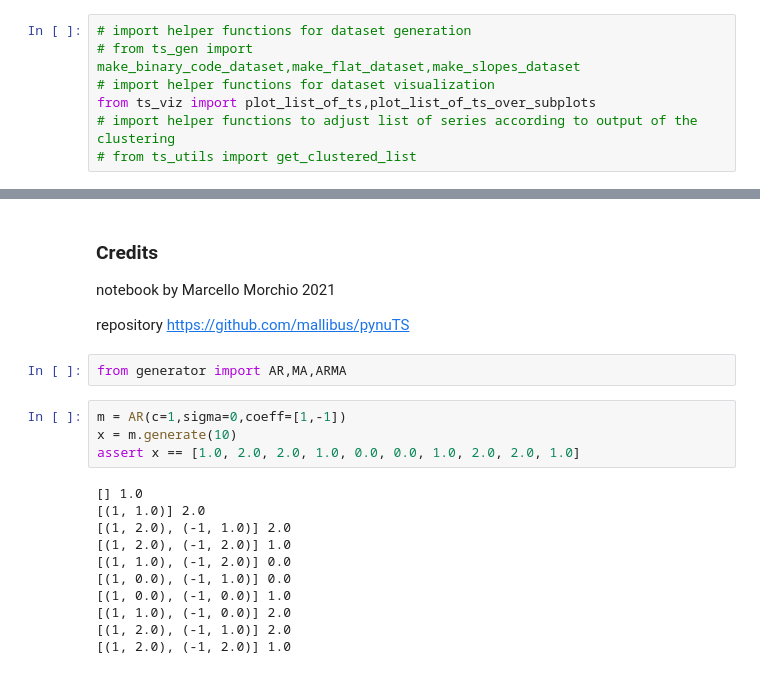
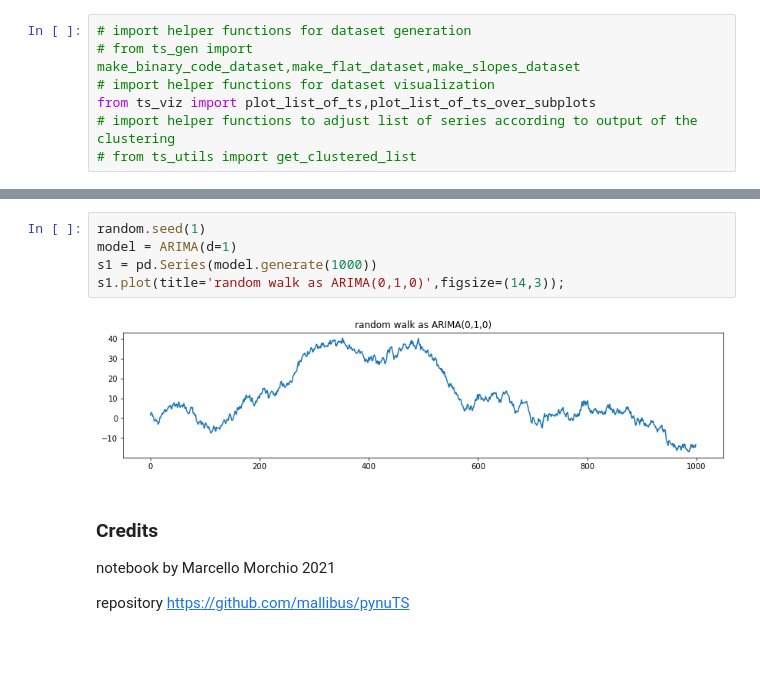
Before and after one commit to nickprock/pynuTS, a Jupyter notebook: demos/experiments for generator.ipynb, the cells around one changed output, grey strips where cells are left out. Drawn from its saved outputs; the diff is of its cells as text; blank space fills up the shorter version.

```diff
--- a/demos/experiments for generator.ipynb
+++ b/demos/experiments for generator.ipynb
@@ -126,23 +148,13 @@ s1.plot(title=f'ARMA({len(model.pcoeff)},{len(model.qcoeff)})',figsize=(14,3));
+# %%
+random.seed(1)
+model = ARIMA(d=1)
+s1 = pd.Series(model.generate(1000))
+s1.plot(title='random walk as ARIMA(0,1,0)',figsize=(14,3));
+# %% [output]
+[figure, added]
 # %% [markdown]
 ### Credits
 
 notebook by Marcello Morchio 2021
 
 repository https://github.com/mallibus/pynuTS
-# %%
-from generator import AR,MA,ARMA
-# %%
-m = AR(c=1,sigma=0,coeff=[1,-1])
-x = m.generate(10)
-assert x == [1.0, 2.0, 2.0, 1.0, 0.0, 0.0, 1.0, 2.0, 2.0, 1.0]
-# %% [output]
-[] 1.0
-[(1, 1.0)] 2.0
-[(1, 2.0), (-1, 1.0)] 2.0
-[(1, 2.0), (-1, 2.0)] 1.0
-[(1, 1.0), (-1, 2.0)] 0.0
-[(1, 0.0), (-1, 1.0)] 0.0
-[(1, 0.0), (-1, 0.0)] 1.0
-[(1, 1.0), (-1, 0.0)] 2.0
-[(1, 2.0), (-1, 1.0)] 2.0
-[(1, 2.0), (-1, 2.0)] 1.0
```
Also changed, not shown: parts of 16 cells of this notebook, 2 other files.
